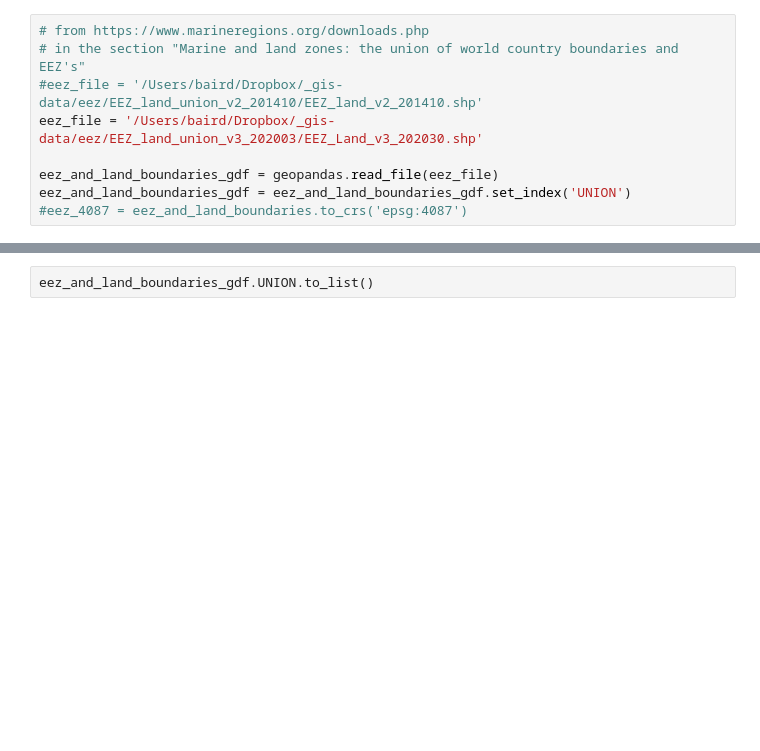
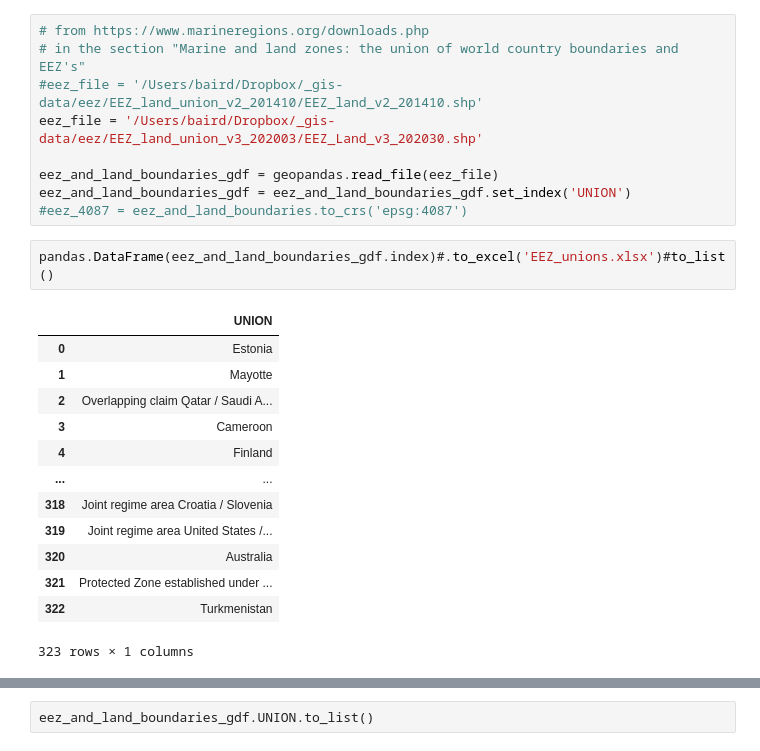
Before and after one commit to GlobalEnergyMonitor/GOIT-GGIT-qc, a Jupyter notebook: notebooks/estimate-length.ipynb, the cells around one changed output, grey strips where cells are left out. Cells and saved outputs as stored; diff of their text form; blank space fills up the shorter version.

```diff
--- a/notebooks/estimate-length.ipynb
+++ b/notebooks/estimate-length.ipynb
@@ -27,3 +27,19 @@ eez_file = '/Users/baird/Dropbox/_gis-data/eez/EEZ_land_union_v3_202003/EEZ_Land
 eez_and_land_boundaries_gdf = geopandas.read_file(eez_file)
 eez_and_land_boundaries_gdf = eez_and_land_boundaries_gdf.set_index('UNION')
 #eez_4087 = eez_and_land_boundaries.to_crs('epsg:4087')
+# %%
+pandas.DataFrame(eez_and_land_boundaries_gdf.index)#.to_excel('EEZ_unions.xlsx')#to_list()
+# %% [output]
+|  | UNION |
+| 0 | Estonia |
+| 1 | Mayotte |
+| 2 | Overlapping claim Qatar / Saudi A... |
+| 3 | Cameroon |
+| 4 | Finland |
+| ... | ... |
+| 318 | Joint regime area Croatia / Slovenia |
+| 319 | Joint regime area United States /... |
+| 320 | Australia |
+| 321 | Protected Zone established under ... |
+| 322 | Turkmenistan |
+323 rows × 1 columns
```
Also changed, not shown: parts of 11 cells of this notebook, 5 other files.
